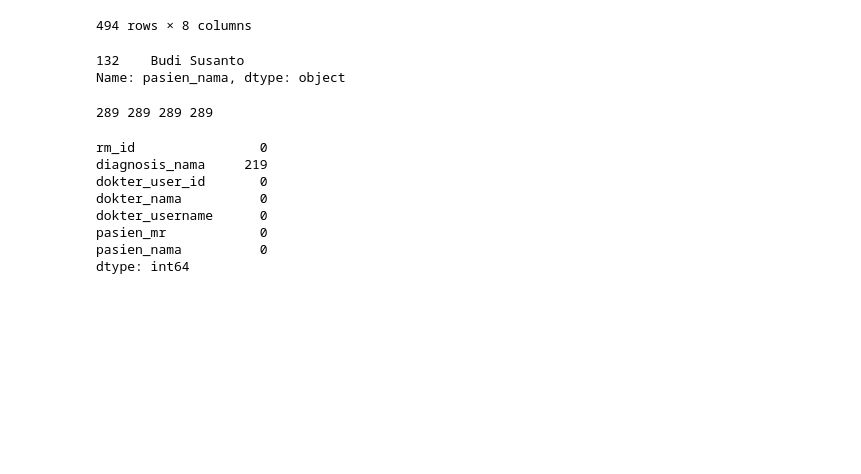
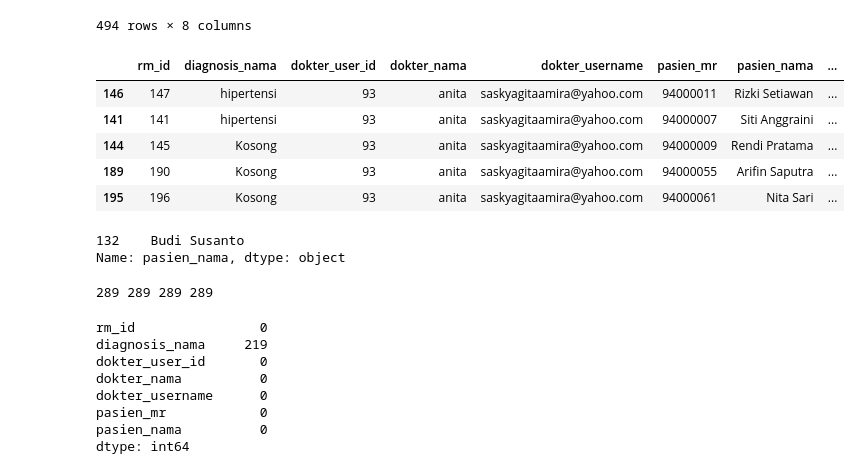
Before and after one commit to muftialroaz/rekmed-flask, a Jupyter notebook: main.ipynb, the cells around one changed output. Drawn from its saved outputs; the diff is of its cells as text; code cells hidden in the pictures; blank space fills up the shorter version.

```diff
--- a/main.ipynb
+++ b/main.ipynb
@@ -207,12 +223,19 @@ rekam_medis
 | 493 | 289 | Kosong | 273 | Martana Natsir | bintang | 281000002 | Andika Setiawan | ... |
 494 rows × 8 columns
 # %%
-rekam_medis['ranking'] = (nama_pasien['ranking'] + diagnosis['ranking'] + nama_dokter['ranking'])/3
-rekam_medis.sort_values(by='ranking', ascending=False)
+rekam_medis['cosine'] = (nama_pasien['cosine'] + diagnosis['cosine'] + nama_dokter['cosine'])/3
+rekam_medis.sort_values(by='cosine', ascending=False).head()
 
-diagnosis_nama = rekam_medis.loc[rekam_medis['ranking'] > 0, 'diagnosis_nama']
-pasien_nama = rekam_medis.loc[rekam_medis['ranking'] > 0, 'pasien_nama']
-dokter_nama = rekam_medis.loc[rekam_medis['ranking'] > 0, 'dokter_nama']
+# diagnosis_nama = rekam_medis.loc[rekam_medis['cosine'] > 0, 'diagnosis_nama']
+# pasien_nama = rekam_medis.loc[rekam_medis['cosine'] > 0, 'pasien_nama']
+# dokter_nama = rekam_medis.loc[rekam_medis['cosine'] > 0, 'dokter_nama']
+# %% [output]
+|  | rm_id | diagnosis_nama | dokter_user_id | dokter_nama | dokter_username | pasien_mr | pasien_nama | ... |
+| 146 | 147 | hipertensi | 93 | anita | saskyagitaamira@yahoo.com | 94000011 | Rizki Setiawan | ... |
+| 141 | 141 | hipertensi | 93 | anita | saskyagitaamira@yahoo.com | 94000007 | Siti Anggraini | ... |
+| 144 | 145 | Kosong | 93 | anita | saskyagitaamira@yahoo.com | 94000009 | Rendi Pratama | ... |
+| 189 | 190 | Kosong | 93 | anita | saskyagitaamira@yahoo.com | 94000055 | Arifin Saputra | ... |
+| 195 | 196 | Kosong | 93 | anita | saskyagitaamira@yahoo.com | 94000061 | Nita Sari | ... |
 # %%
 pasien_nama
 # %% [output]
```
Also changed, not shown: parts of 2 cells of this notebook, 2 other files.
